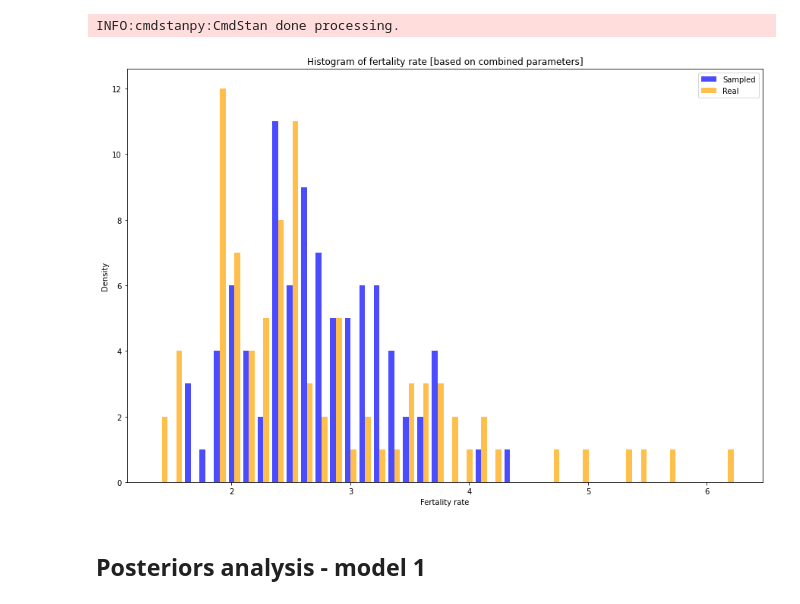
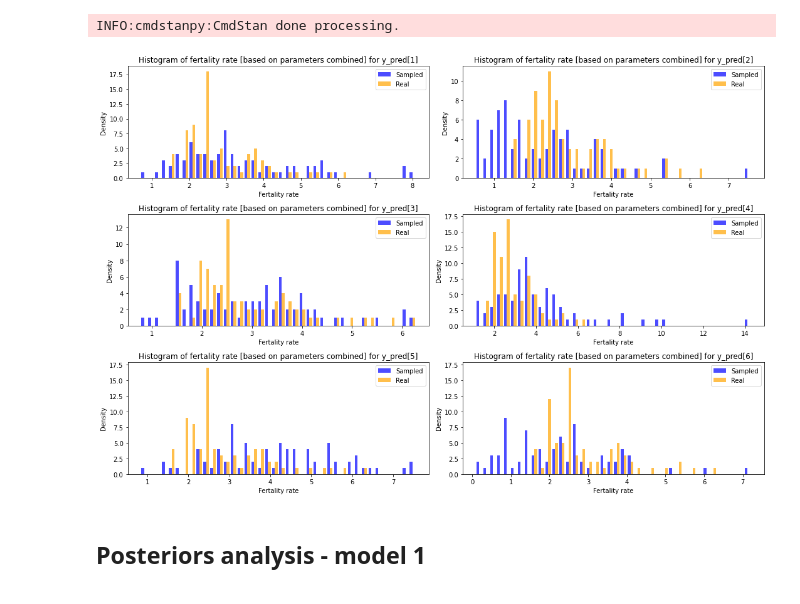
Before and after one commit to michalsciubisz/fertility_rate_project, a Jupyter notebook: fertility_rate.ipynb, the cells around one changed output. Saved outputs shown, nothing was run; the diff lists cells and outputs as text; code cells hidden in the pictures.

```diff
--- a/fertility_rate.ipynb
+++ b/fertility_rate.ipynb
@@ -281,10 +320,10 @@ prior_df = asia_poor_df
 # %%
-prior_sorted_df = prior_df.sort_values(by='Year')
+# prior_sorted_df = prior_df.sort_values(by='Year')
 
-training_df, test_df = train_test_split(prior_sorted_df, test_size=0.3, random_state=42)
+# training_df, test_df = train_test_split(prior_sorted_df, test_size=0.3, random_state=42)
 
-training_df = training_df.sort_values(by='Year')
-test_df = test_df.sort_values(by='Year')
+# training_df = training_df.sort_values(by='Year')
+# test_df = test_df.sort_values(by='Year')
 # %% [markdown]
 ## Model
 # %%
@@ -333,9 +362,12 @@ sim_gdp_df.head()
 # %%
 plt.figure(figsize=(15,10))
-plt.title('Histogram of fertality rate [based on GPD per capita]')
-plt.hist([sim_gdp_df['y_pred[1]'], prior_df['Fertility rate']], bins=40, alpha=0.7, label=['Sampled', 'Real'], color=['blue', 'orange'])
-plt.legend()
-plt.ylabel('Density')
-plt.xlabel('Fertality rate')
+for idx in range(1,7):
+    plt.subplot(3,2,idx)
+    plt.title(f'Histogram of fertality rate [based on GPD per capita] for y_pred[{idx}]')
+    plt.hist([sim_gdp_df[f'y_pred[{idx}]'], training_df['Fertility rate']], bins=40, alpha=0.7, label=['Sampled', 'Real'], color=['blue', 'orange'])
+    plt.legend()
+    plt.ylabel('Density')
+    plt.xlabel('Fertality rate')
+    plt.tight_layout()
 plt.show()
 # %% [output]
@@ -352,12 +384,12 @@ data_simulation_prior_combined = {
     'gdp_per_capita': training_df['GDP per capita'].values,
     'labor_force': training_df['Labor force rate'],
     'contaceptive_prevalence' : training_df['Contraceptive prevalence'],
-    'mu_alpha': training_df['Fertility rate'].mean(),
-    'sig_alpha': training_df['Fertility rate'].std(),
-    'mu_beta': 0.7,
-    'sig_beta': 0.05,
+    'mu_alpha': np.log(training_df['Fertility rate'].mean()),
+    'sig_alpha': np.abs(np.log(training_df['Fertility rate'].std())),
+    'mu_beta': 1.5,
+    'sig_beta': 0.01,
     'shape' : 0,
-    'rate' : 10
+    'rate' : 1.35
 }
 # %%
 R = len(training_df)
@@ -370,14 +402,17 @@ chain 1 |██████████| 00:00 Sampling completed
 INFO:cmdstanpy:CmdStan done processing.
 # %%
 plt.figure(figsize=(15,10))
-plt.title('Histogram of fertality rate [based on combined parameters]')
-plt.hist([sim_combined_prior_df['y_pred[1]'], prior_df['Fertility rate']], bins=40, alpha=0.7, label=['Sampled', 'Real'], color=['blue', 'orange'])
-plt.legend()
-plt.ylabel('Density')
-plt.xlabel('Fertality rate')
+for idx in range(1,7):
+    plt.subplot(3,2,idx)
+    plt.title(f'Histogram of fertality rate [based on parameters combined] for y_pred[{idx}]')
+    plt.hist([sim_combined_prior_df[f'y_pred[{idx}]'], training_df['Fertility rate']], bins=40, alpha=0.7, label=['Sampled', 'Real'], color=['blue', 'orange'])
+    plt.legend()
+    plt.ylabel('Density')
+    plt.xlabel('Fertality rate')
+    plt.tight_layout()
 plt.show()
 # %% [output]
-[figure, old version]
+[figure, new version]
 # %%
 #TODO Explain which priors where chosen and why?
 #TODO Have prior predictive checks been done for parameters? (simulated parameters makes sense)
```
Also changed, not shown: parts of 34 cells of this notebook, 12 other files.
